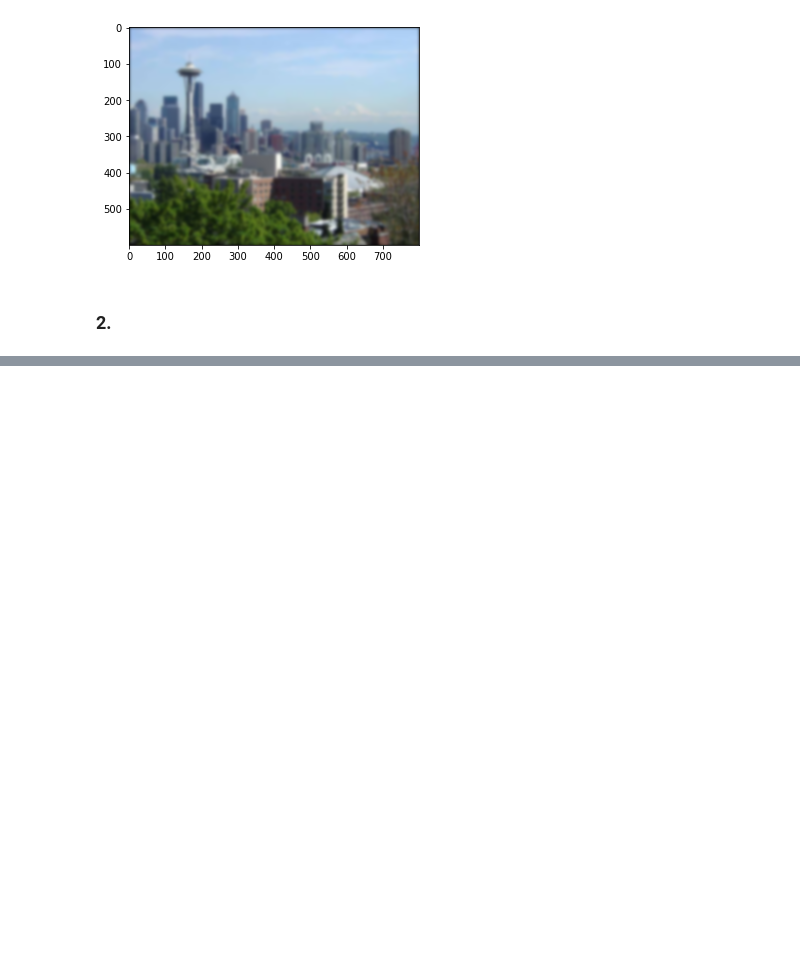
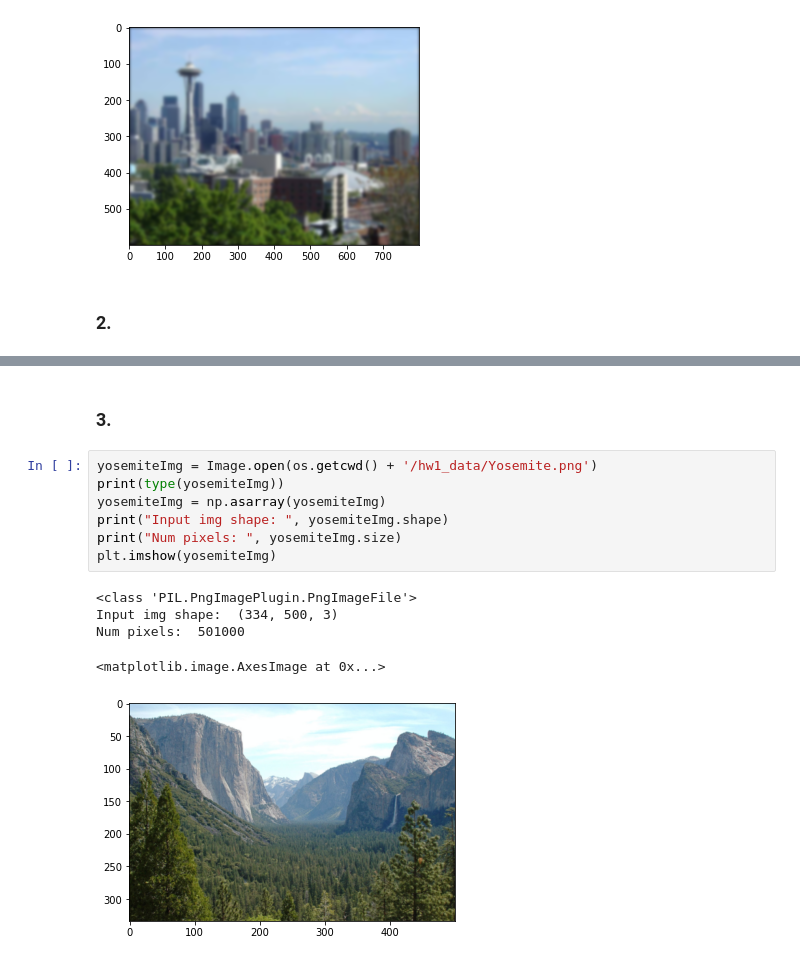
Before and after one commit to XiaoBaoBao719/Computer_Vision_Projects, a Jupyter notebook: Assignment_1/Assignment_1.ipynb, the cells around one changed output, grey strips where cells are left out. Drawn from its saved outputs; the diff is of its cells as text; blank space fills up the shorter version.

```diff
--- a/Assignment_1/Assignment_1.ipynb
+++ b/Assignment_1/Assignment_1.ipynb
@@ -550,0 +586,15 @@ def SeperableGaussianBlurImage(image, sigma):
+# %% [markdown]
+### 3.
+# %%
+yosemiteImg = Image.open(os.getcwd() + '/hw1_data/Yosemite.png')
+print(type(yosemiteImg))
+yosemiteImg = np.asarray(yosemiteImg)
+print("Input img shape: ", yosemiteImg.shape)
+print("Num pixels: ", yosemiteImg.size)
+plt.imshow(yosemiteImg)
+# %% [output]
+<class 'PIL.PngImagePlugin.PngImageFile'>
+Input img shape:  (334, 500, 3)
+Num pixels:  501000
+<matplotlib.image.AxesImage at 0x...>
+[figure, added]
```
Also changed, not shown: parts of 9 cells of this notebook.
